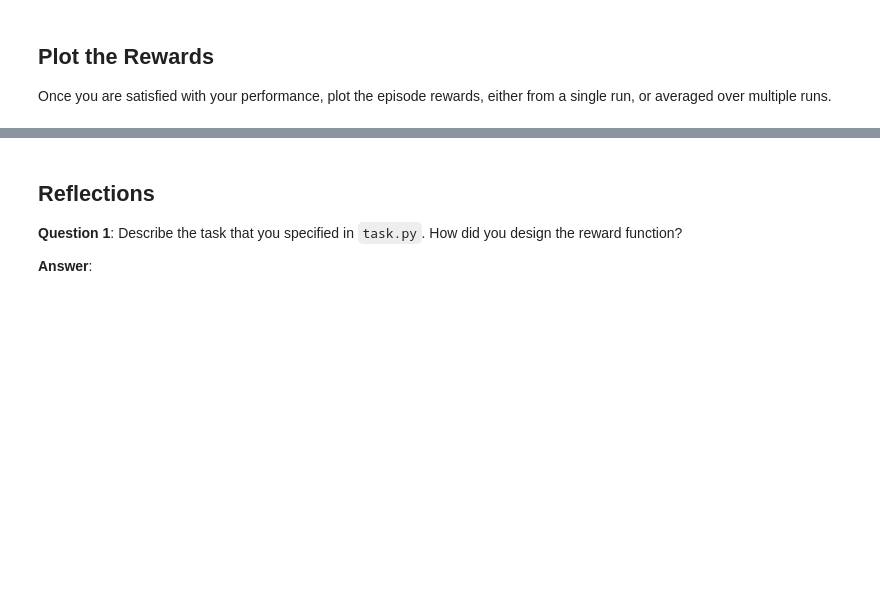
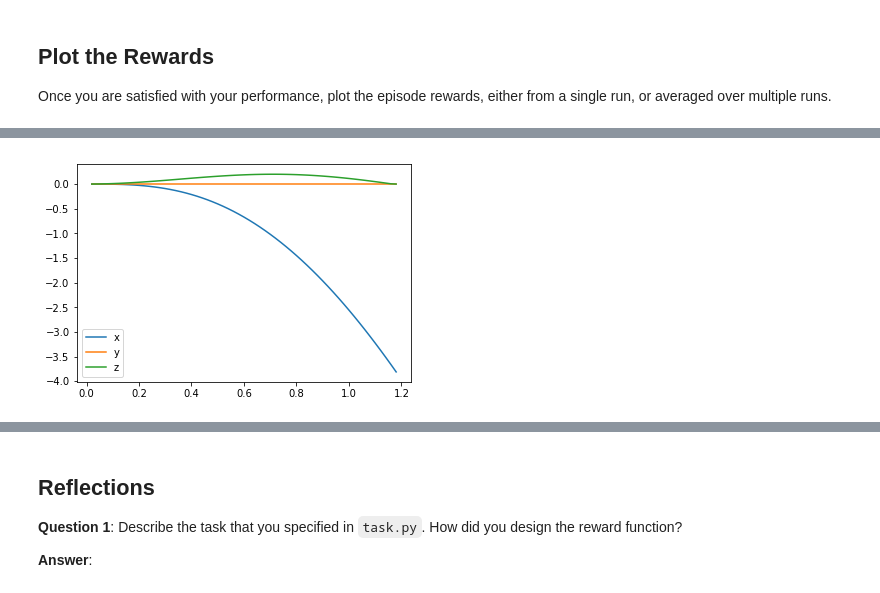
Before and after one commit to SergeyPoltavtsev/Quadcopter-RL, a Jupyter notebook: Quadcopter_Project.ipynb, the cells around one changed output, grey strips where cells are left out. Saved outputs shown, nothing was run; the diff lists cells and outputs as text; code cells hidden in the pictures; blank space fills up the shorter version.

```diff
--- a/Quadcopter_Project.ipynb
+++ b/Quadcopter_Project.ipynb
@@ -271,0 +272,4 @@ plt.show()
+# %%
+plotter.plot_position2d()
+# %% [output]
+[figure, added]
```
Also changed, not shown: parts of 15 cells of this notebook, 13 other files.
